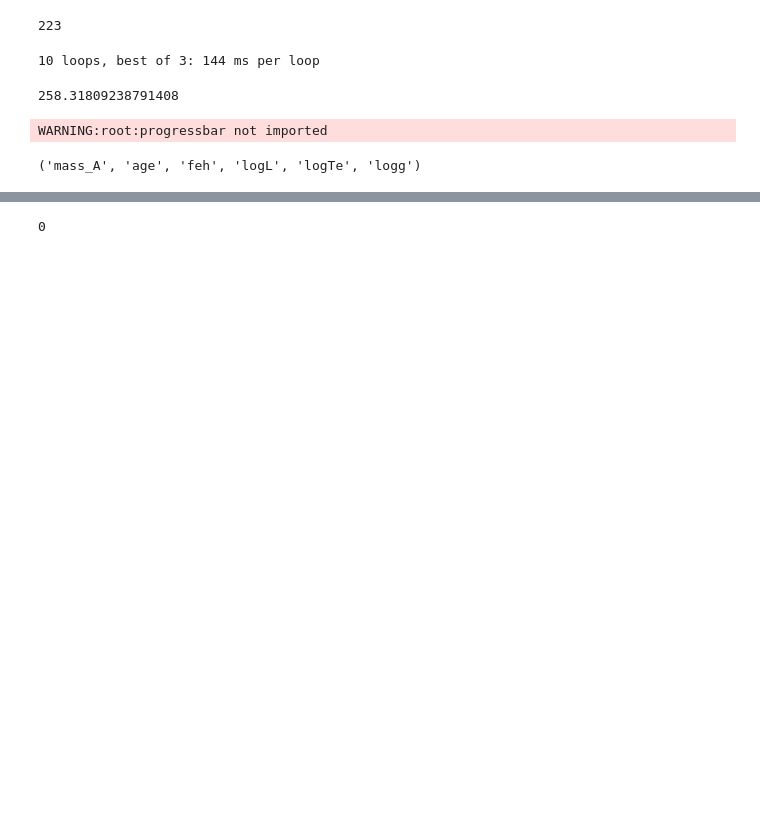
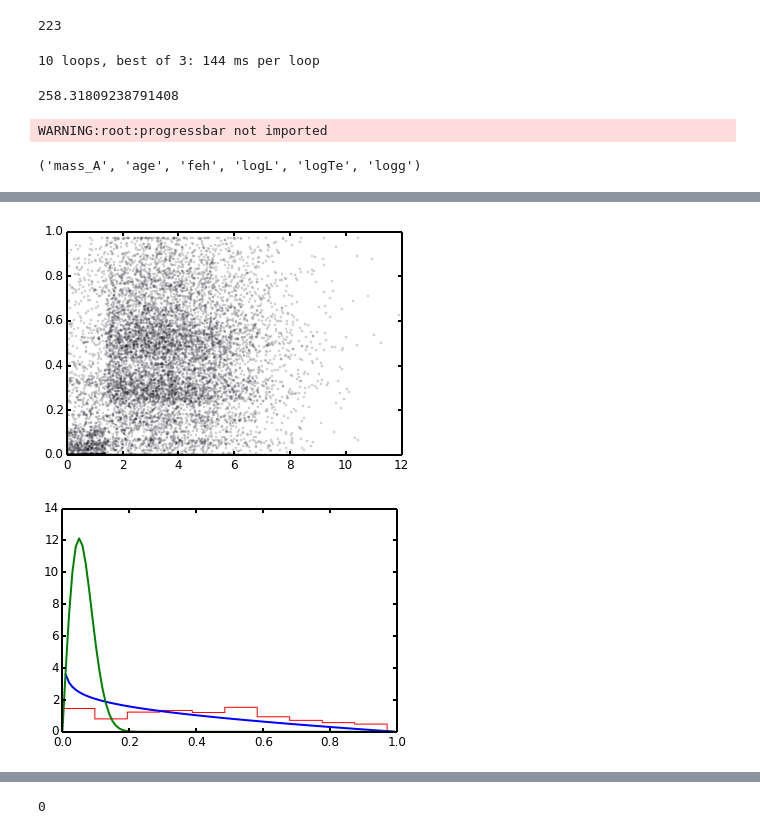
Before and after one commit to timothydmorton/exosyspop, a Jupyter notebook: Exploration.ipynb, the cells around one changed output, grey strips where cells are left out. Cells and saved outputs as stored; diff of their text form; code cells hidden in the pictures; blank space fills up the shorter version.

```diff
--- a/Exploration.ipynb
+++ b/Exploration.ipynb
@@ -518,0 +527,21 @@ qR regressor trained, R2=0.94252047046
+# %%
+import matplotlib.pyplot as plt
+import numpy as np
+N = 10000
+p = bgpop._sample_period(N)
+ecc = bgpop._sample_ecc(N, p)
+plt.plot(np.log10(p),ecc,'o', ms=0.5, alpha=0.3)
+#plt.xlim(xmax=1)
+plt.figure()
+
+from scipy.stats import beta, rayleigh
+x = np.arange(0,1,0.01)
+a, b = 2.12, 3.09
+a, b = 0.8, 2.0
+sigma = 0.05
+plt.plot(x, beta(a, b).pdf(x))
+plt.plot(x, rayleigh(0,sigma).pdf(x))
+plt.hist(ecc[p>100], histtype='step', normed=True);
+# %% [output]
+[figure, added]
+[figure, added]
```
Also changed, not shown: parts of 13 cells of this notebook, 3 other files.
